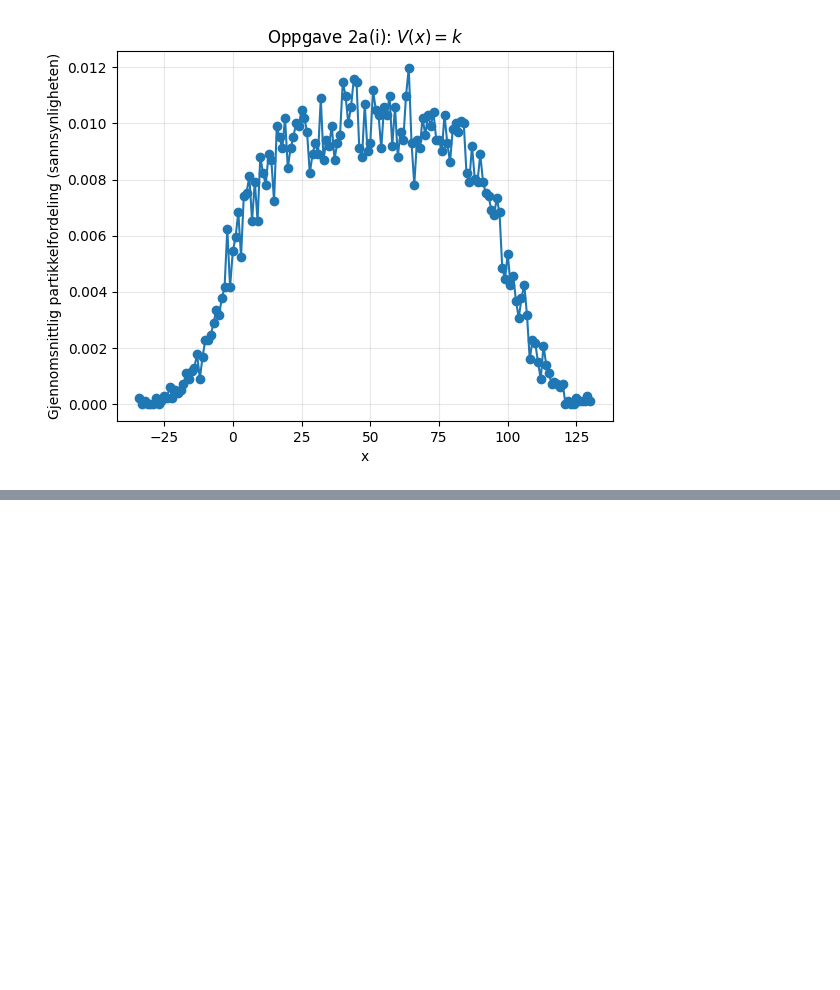
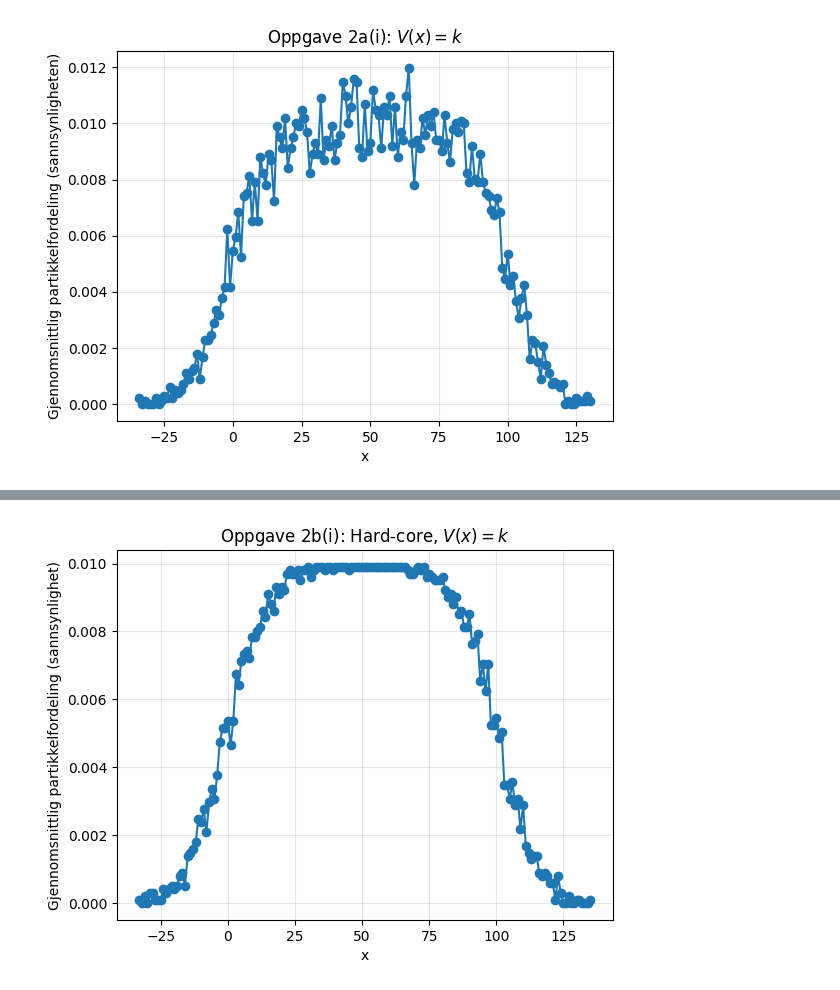
Before and after one commit to clarano30/TMA4320_prosjekt_2_Mie_Clara, a Jupyter notebook: project.ipynb, the cells around one changed output, grey strips where cells are left out. Saved outputs shown, nothing was run; the diff lists cells and outputs as text; code cells hidden in the pictures; blank space fills up the shorter version.

```diff
--- a/project.ipynb
+++ b/project.ipynb
@@ -427,0 +531,17 @@ plt.show()
+# %%
+# Graf for 2b(i) og for V(x) = k
+x_axis_b1, avg_density_b1 = run_simulation_avg_density(
+    step_fn=step_hardcore,
+    V_fn=V_constant,
+    beta=beta_k
+)
+
+plt.figure()
+plt.plot(x_axis_b1, avg_density_b1, marker='o', linestyle='-')
+plt.xlabel("x")
+plt.ylabel("Gjennomsnittlig partikkelfordeling (sannsynlighet)")
+plt.title("Oppgave 2b(i): Hard-core, $V(x)=k$")
+plt.grid(True, alpha=0.3)
+plt.show()
+# %% [output]
+[figure, added]
```
Also changed, not shown: parts of 23 cells of this notebook.
